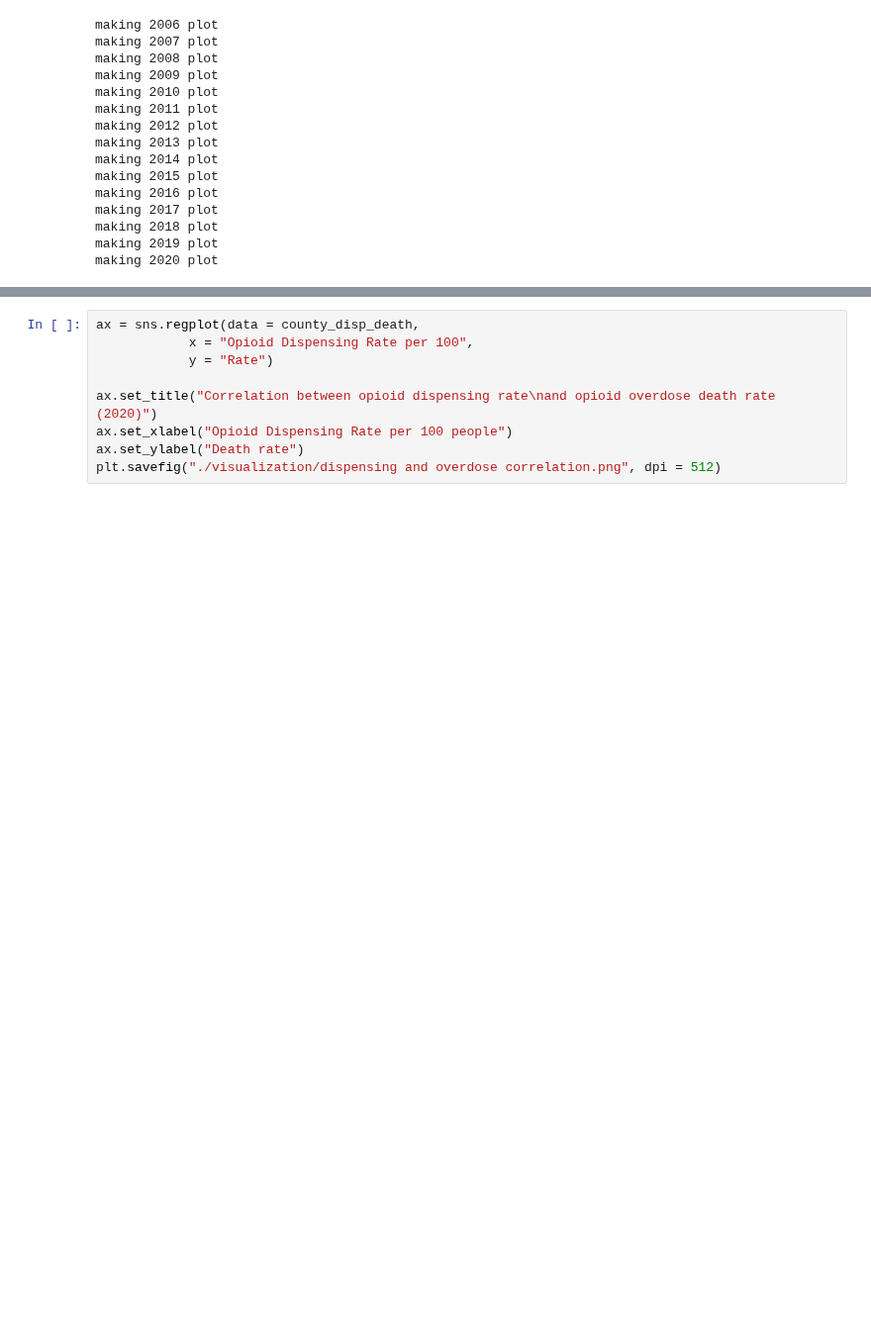
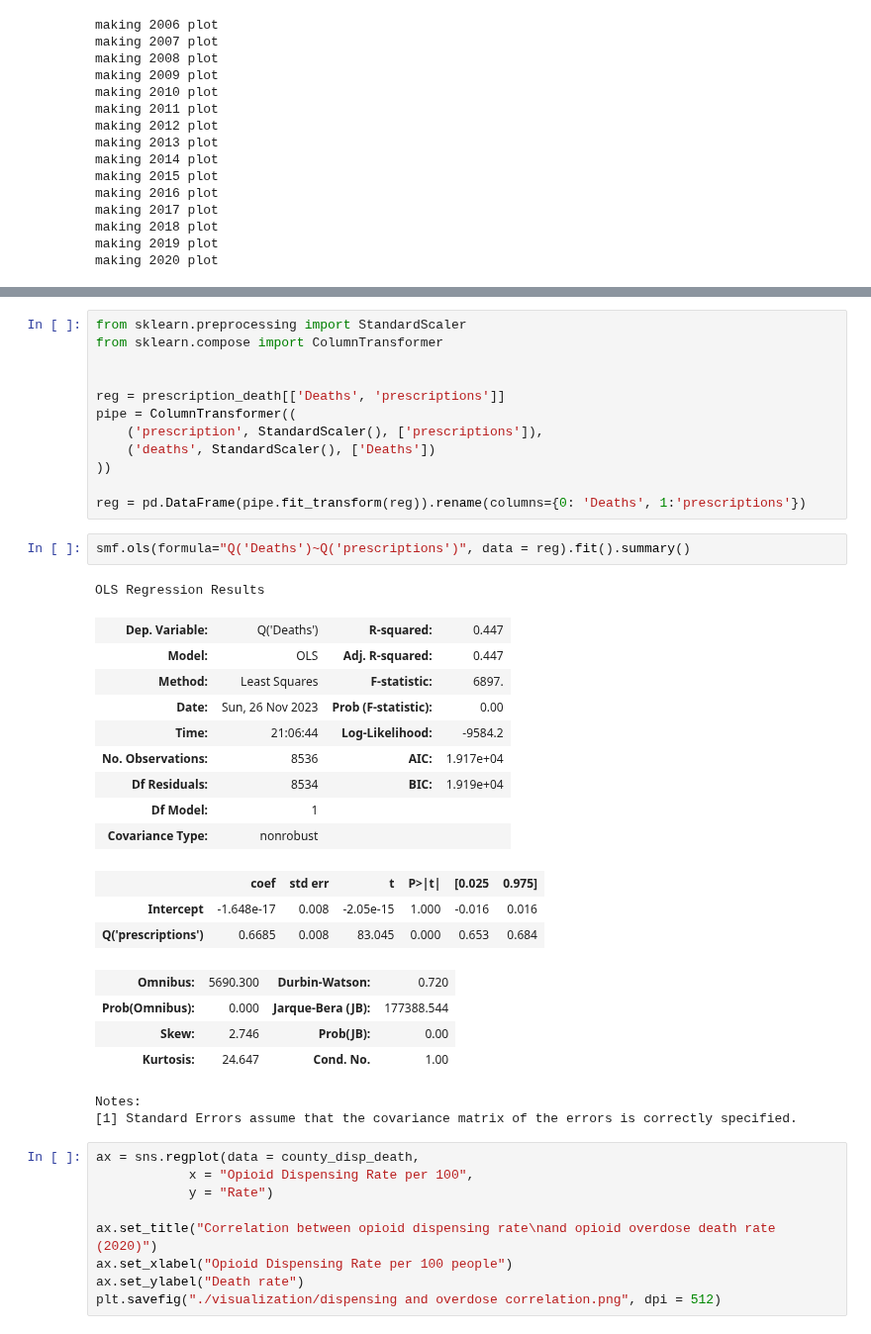
Before and after one commit to Ludougan123234/624-project, a Jupyter notebook: exp_opioid randy.ipynb, the cells around one changed output, grey strips where cells are left out. Shown at 99% size. Cells and saved outputs as stored; diff of their text form; blank space fills up the shorter version.

```diff
--- a/exp_opioid randy.ipynb
+++ b/exp_opioid randy.ipynb
@@ -1095,3 +1156,37 @@ county_disp_death = disp_death.groupby('State_x')[['Opioid Dispensing Rate per 1
+# %%
+from sklearn.preprocessing import StandardScaler
+from sklearn.compose import ColumnTransformer
+
+
+reg = prescription_death[['Deaths', 'prescriptions']]
+pipe = ColumnTransformer((
+    ('prescription', StandardScaler(), ['prescriptions']),
+    ('deaths', StandardScaler(), ['Deaths'])
+))
+
+reg = pd.DataFrame(pipe.fit_transform(reg)).rename(columns={0: 'Deaths', 1:'prescriptions'})
+# %%
+smf.ols(formula="Q('Deaths')~Q('prescriptions')", data = reg).fit().summary()
+# %% [output]
+OLS Regression Results
+| Dep. Variable: | Q('Deaths') | R-squared: | 0.447 |
+| Model: | OLS | Adj. R-squared: | 0.447 |
+| Method: | Least Squares | F-statistic: | 6897. |
+| Date: | Sun, 26 Nov 2023 | Prob (F-statistic): | 0.00 |
+| Time: | 21:06:44 | Log-Likelihood: | -9584.2 |
+| No. Observations: | 8536 | AIC: | 1.917e+04 |
+| Df Residuals: | 8534 | BIC: | 1.919e+04 |
+| Df Model: | 1 |  |  |
+| Covariance Type: | nonrobust |  |  |
+|  | coef | std err | t | P>|t| | [0.025 | 0.975] |
+| Intercept | -1.648e-17 | 0.008 | -2.05e-15 | 1.000 | -0.016 | 0.016 |
+| Q('prescriptions') | 0.6685 | 0.008 | 83.045 | 0.000 | 0.653 | 0.684 |
+| Omnibus: | 5690.300 | Durbin-Watson: | 0.720 |
+| Prob(Omnibus): | 0.000 | Jarque-Bera (JB): | 177388.544 |
+| Skew: | 2.746 | Prob(JB): | 0.00 |
+| Kurtosis: | 24.647 | Cond. No. | 1.00 |
+Notes:
+[1] Standard Errors assume that the covariance matrix of the errors is correctly specified.
 # %%
 ax = sns.regplot(data = county_disp_death,
             x = "Opioid Dispensing Rate per 100",
```
Also changed, not shown: parts of 10 cells of this notebook, 2 other files.
